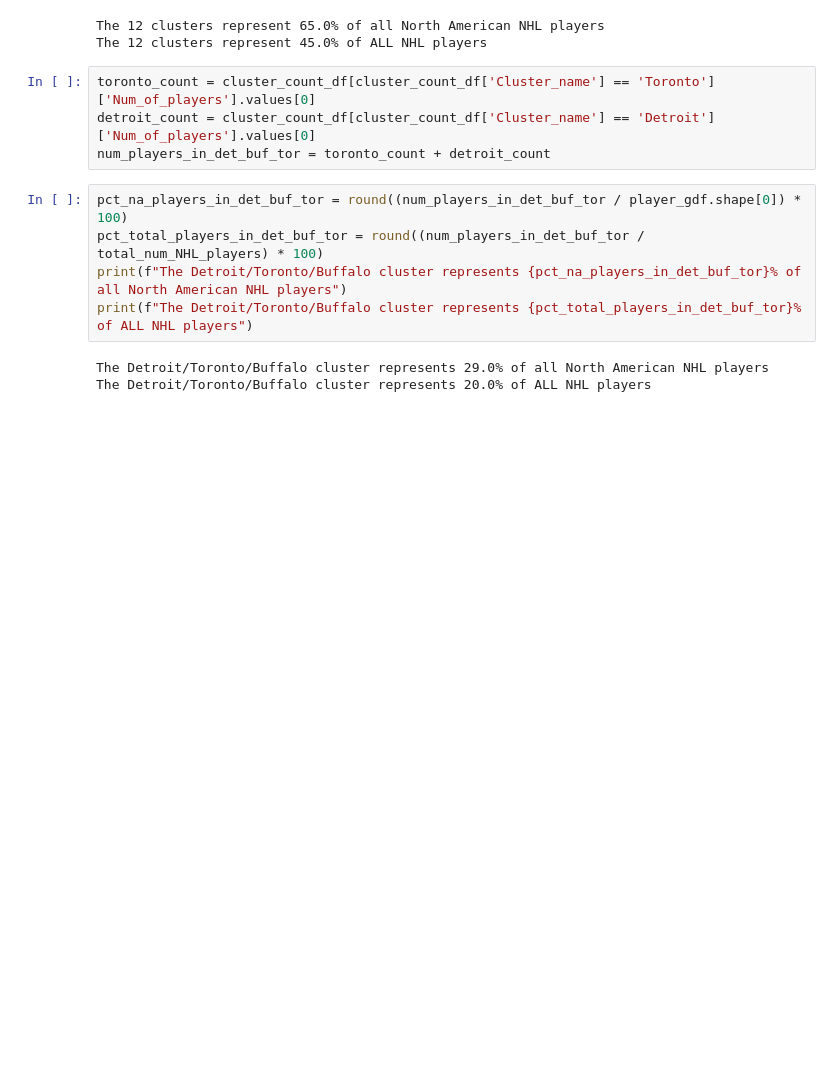
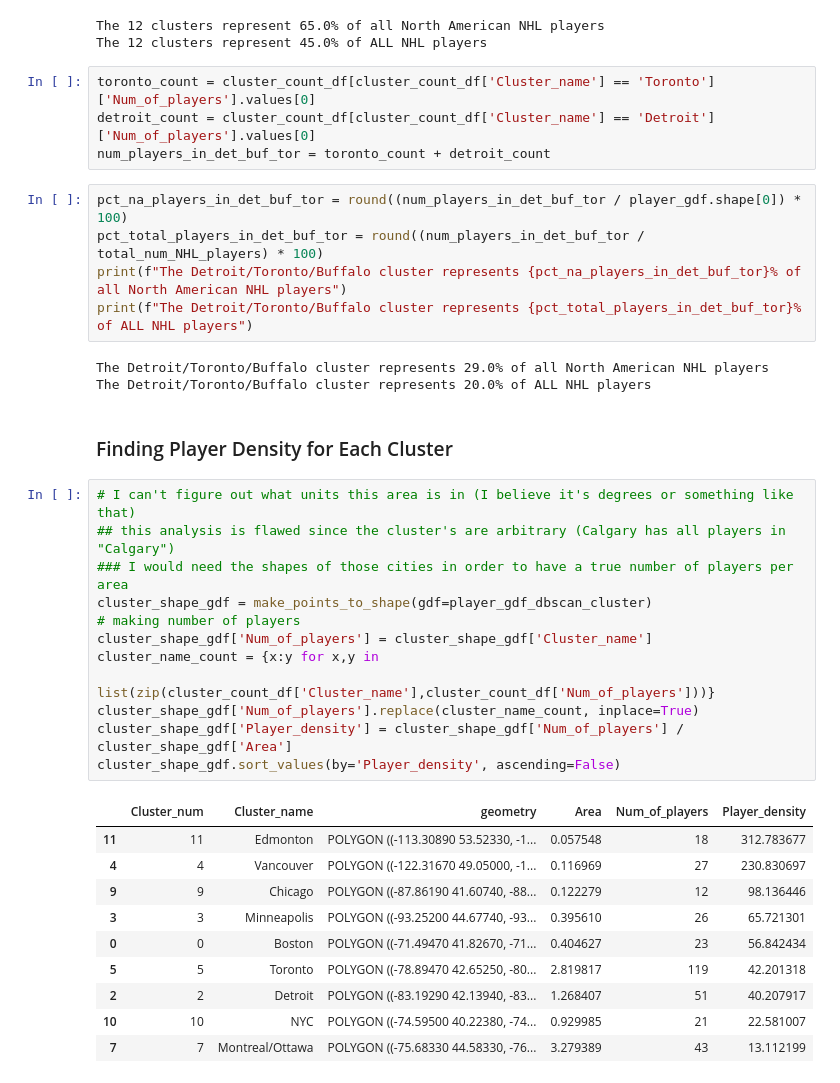
Before and after one commit to gregfeliu/Birthplace_Analysis_of_NHL_Players, a Jupyter notebook: notebooks/6.Clustering_Birthplaces.ipynb, the cells around one changed output. Cells and saved outputs as stored; diff of their text form; blank space fills up the shorter version.

```diff
--- a/notebooks/6.Clustering_Birthplaces.ipynb
+++ b/notebooks/6.Clustering_Birthplaces.ipynb
@@ -281,3 +281,28 @@ print(f"The Detroit/Toronto/Buffalo cluster represents {pct_total_players_in_det
 # %% [output]
 The Detroit/Toronto/Buffalo cluster represents 29.0% of all North American NHL players
 The Detroit/Toronto/Buffalo cluster represents 20.0% of ALL NHL players
+# %% [markdown]
+### Finding Player Density for Each Cluster
+# %%
+# I can't figure out what units this area is in (I believe it's degrees or something like that)
+## this analysis is flawed since the cluster's are arbitrary (Calgary has all players in "Calgary")
+### I would need the shapes of those cities in order to have a true number of players per area
+cluster_shape_gdf = make_points_to_shape(gdf=player_gdf_dbscan_cluster)
+# making number of players
+cluster_shape_gdf['Num_of_players'] = cluster_shape_gdf['Cluster_name']
+cluster_name_count = {x:y for x,y in
+                      list(zip(cluster_count_df['Cluster_name'],cluster_count_df['Num_of_players']))}
+cluster_shape_gdf['Num_of_players'].replace(cluster_name_count, inplace=True)
+cluster_shape_gdf['Player_density'] = cluster_shape_gdf['Num_of_players'] / cluster_shape_gdf['Area']
+cluster_shape_gdf.sort_values(by='Player_density', ascending=False)
+# %% [output]
+|  | Cluster_num | Cluster_name | geometry | Area | Num_of_players | Player_density |
+| 11 | 11 | Edmonton | POLYGON ((-113.30890 53.52330, -1... | 0.057548 | 18 | 312.783677 |
+| 4 | 4 | Vancouver | POLYGON ((-122.31670 49.05000, -1... | 0.116969 | 27 | 230.830697 |
+| 9 | 9 | Chicago | POLYGON ((-87.86190 41.60740, -88... | 0.122279 | 12 | 98.136446 |
+| 3 | 3 | Minneapolis | POLYGON ((-93.25200 44.67740, -93... | 0.395610 | 26 | 65.721301 |
+| 0 | 0 | Boston | POLYGON ((-71.49470 41.82670, -71... | 0.404627 | 23 | 56.842434 |
+| 5 | 5 | Toronto | POLYGON ((-78.89470 42.65250, -80... | 2.819817 | 119 | 42.201318 |
+| 2 | 2 | Detroit | POLYGON ((-83.19290 42.13940, -83... | 1.268407 | 51 | 40.207917 |
+| 10 | 10 | NYC | POLYGON ((-74.59500 40.22380, -74... | 0.929985 | 21 | 22.581007 |
+| 7 | 7 | Montreal/Ottawa | POLYGON ((-75.68330 44.58330, -76... | 3.279389 | 43 | 13.112199 |
```
Also changed, not shown: parts of 8 cells of this notebook.
